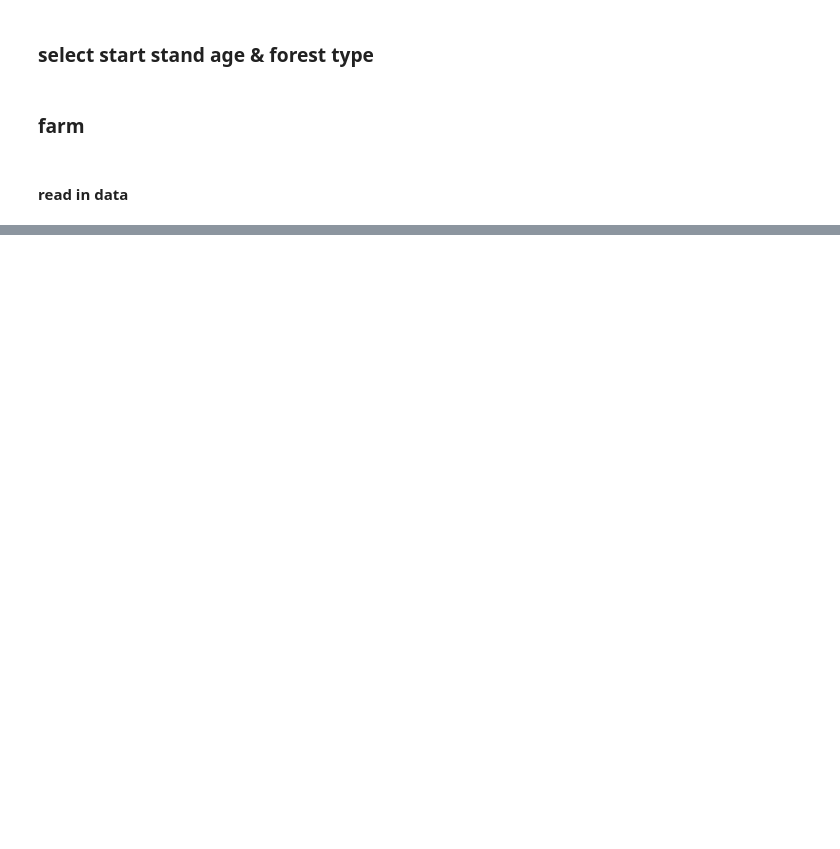
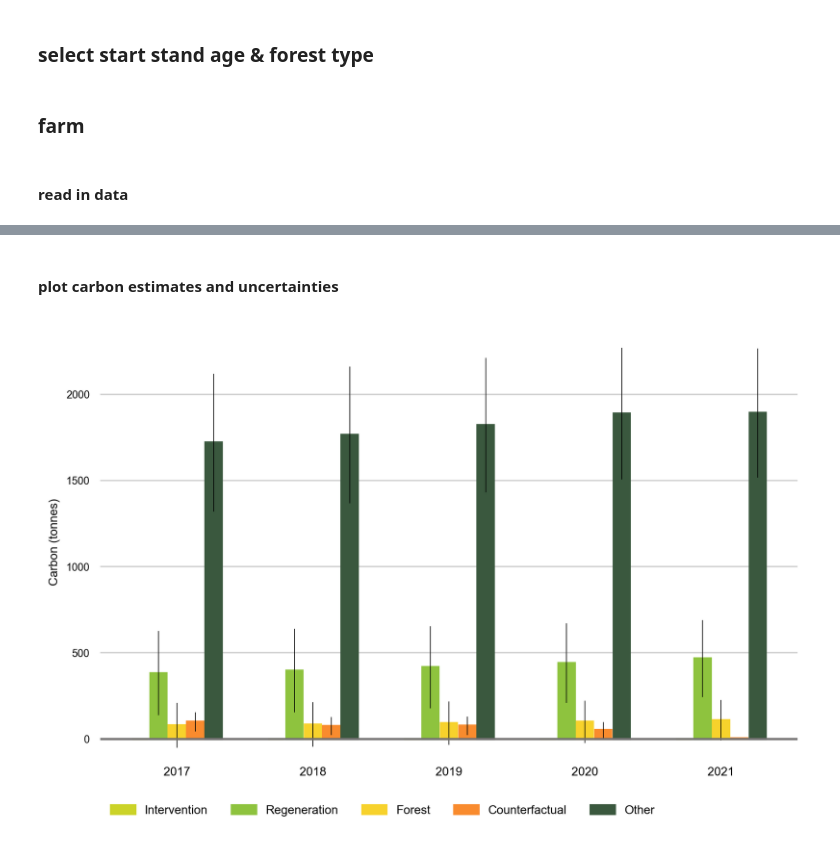
Before and after one commit to Tianchi-Liu/TerraBio, a Jupyter notebook: area_estimation/code/plot_carbon_estimate_uncertainty.ipynb, the cells around one changed output, grey strips where cells are left out. Cells and saved outputs as stored; diff of their text form; code cells hidden in the pictures; blank space fills up the shorter version.

```diff
--- a/area_estimation/code/plot_carbon_estimate_uncertainty.ipynb
+++ b/area_estimation/code/plot_carbon_estimate_uncertainty.ipynb
@@ -147,0 +154,2 @@ plt.savefig('../results/C_estimate_ci_start'+str(stand_age)+'_'+forest_type+'.pn
+# %% [markdown]
+#### plot carbon estimates and uncertainties
@@ -147,0 +166,76 @@ plt.savefig('../results/C_estimate_ci_start'+str(stand_age)+'_'+forest_type+'.pn
+# %%
+def normalize_rgb(rgb_lst):
+    return [rgb/255 for rgb in rgb_lst]
+# %%
+colors = [f'#{hx}' for hx in ['cbd328', '8ec33e', 'f7d22c', 'f98b2e', '3a583e']]
+grey_dark = normalize_rgb([116,114,114])
+# %%
+def show_spine(ax, visible_spine_lst):
+    '''border line(s) to show on ax'''
+    for position in ['top','bottom','left','right']:
+        if position not in visible_spine_lst:
+            ax.spines[position].set_visible(False)
+# %%
+def flip(items, ncol):
+    '''rearrange elements of ITEMS so that when arranging the elements
+    into NCOL columns by column, the result is the same as arranging
+    the original ITEMS by row'''
+    return itertools.chain(*[items[i::ncol] for i in range(ncol)])
+# %%
+fig, ax = plt.subplots(figsize=(fig_width, fig_height))
+n_grp = 5  # number of groups (time periods)
+n_bar_per_grp = data.shape[0]  # number of land use/site types
+# calculate bar width and location of bar center
+n_gap_per_grp = n_bar_per_grp - 1
+gap_width = (grp_width - bar_width_in_grp) / n_gap_per_grp
+bar_width = bar_width_in_grp / n_bar_per_grp
+delta = gap_width + bar_width
+
+x_mid_coords = np.arange(n_grp)  # x axis label location, center of grp of bars
+n_bar_one_side = n_bar_per_grp / 2
+multipliers = np.arange(-n_bar_one_side, n_bar_one_side) + 0.5
+x_coord_deltas = [delta*mul for mul in multipliers]  # shift bar center for each bar in grp
+
+for i in range(n_bar_per_grp):
+    x_coord_delta = x_coord_deltas[i]
+    # graph bars
+    color = colors[i]
+    bars = ax.bar(x=x_mid_coords + x_coord_delta,
+                  height=data.iloc[i, :],
+                  width=bar_width,
+                  color=color, edgecolor=color, linewidth=lw_bar_edge,
+                  label=data.index[i][2:].title())
+    # bar_labels = data.iloc[i, :].map(lambda a: str(round(a, 1)))
+    # ax.bar_label(bars, labels=bar_labels,
+    #              fontsize=fontsize_on_axis, fontweight=fontweight_barlabel, padding=2)
+    ax.errorbar(x=x_mid_coords + x_coord_delta,
+                y=data.iloc[i, :],
+                yerr=data_err.iloc[i, :],
+                fmt='none', ecolor='k', elinewidth=0.5)
+
+# label
+ax.set_xticks(x_mid_coords)
+ax.set_xticklabels(data.columns,
+                   fontsize=fontsize_off_axis)
+ax.yaxis.set_tick_params(labelsize=fontsize_on_axis)
+ax.set_ylabel('Carbon (tonnes)', fontsize=fontsize_off_axis)
+# ax.set_title('Mangrove gain and loss, by decade and region, 2000-2020')
+# aesthetics
+show_spine(ax, [])
+ax.grid(axis='y')
+ax.axhline(color=grey_dark)
+ax.set_ylim(-100)
+fig.tight_layout()
+# legend
+handles, labels = ax.get_legend_handles_labels()
+ncol_legend = 5
+fig.legend(flip(handles, ncol_legend), flip(labels, ncol_legend),
+           ncol=ncol_legend,
+           loc='upper left', bbox_to_anchor=(ax.get_position().x0, 0),
+           fontsize=fontsize_off_axis, frameon=False)
+# save and plot
+plt.savefig('../results/C_'+sample_design+'estimate_ci_start'+str(stand_age).replace('.', '-')+'_'+'perSite'+'_'+forest_type+'.png',
+           bbox_inches='tight', facecolor='white')
+plt.show()
+# %% [output]
+[figure, added]
```
Also changed, not shown: parts of 13 cells of this notebook, 8 other files.
